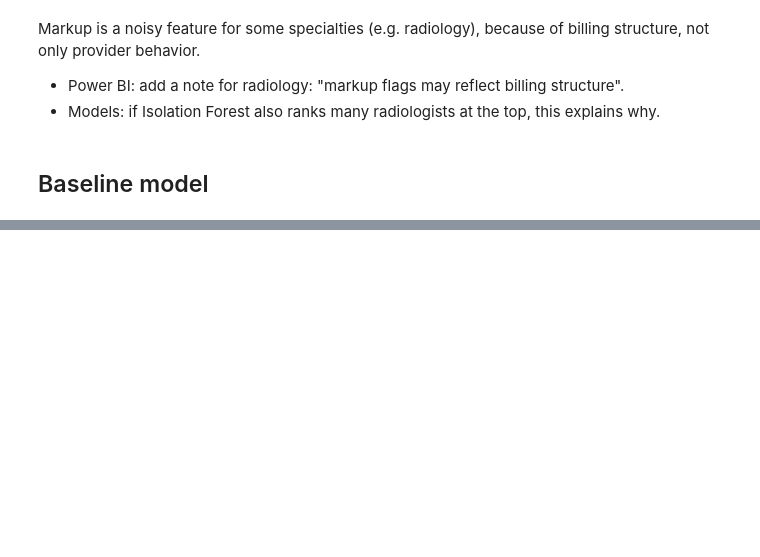
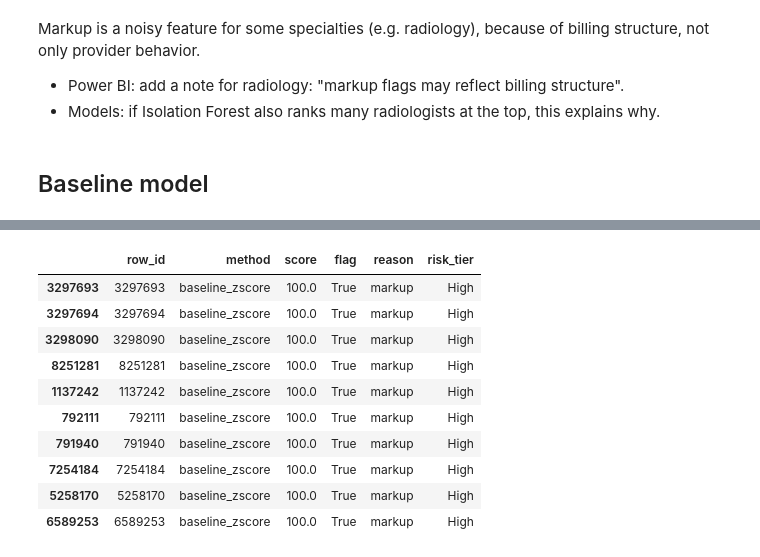
Before and after one commit to erikazoo/mbradd, a Jupyter notebook: baseline_features.ipynb, the cells around one changed output, grey strips where cells are left out. Drawn from its saved outputs; the diff is of its cells as text; code cells hidden in the pictures; blank space fills up the shorter version.

```diff
--- a/baseline_features.ipynb
+++ b/baseline_features.ipynb
@@ -243,0 +261,14 @@ out.head()
+# %%
+out.sort_values("score", ascending=False).head(10)
+# %% [output]
+|  | row_id | method | score | flag | reason | risk_tier |
+| 3297693 | 3297693 | baseline_zscore | 100.0 | True | markup | High |
+| 3297694 | 3297694 | baseline_zscore | 100.0 | True | markup | High |
+| 3298090 | 3298090 | baseline_zscore | 100.0 | True | markup | High |
+| 8251281 | 8251281 | baseline_zscore | 100.0 | True | markup | High |
+| 1137242 | 1137242 | baseline_zscore | 100.0 | True | markup | High |
+| 792111 | 792111 | baseline_zscore | 100.0 | True | markup | High |
+| 791940 | 791940 | baseline_zscore | 100.0 | True | markup | High |
+| 7254184 | 7254184 | baseline_zscore | 100.0 | True | markup | High |
+| 5258170 | 5258170 | baseline_zscore | 100.0 | True | markup | High |
+| 6589253 | 6589253 | baseline_zscore | 100.0 | True | markup | High |
```
Also changed, not shown: parts of 5 cells of this notebook.
